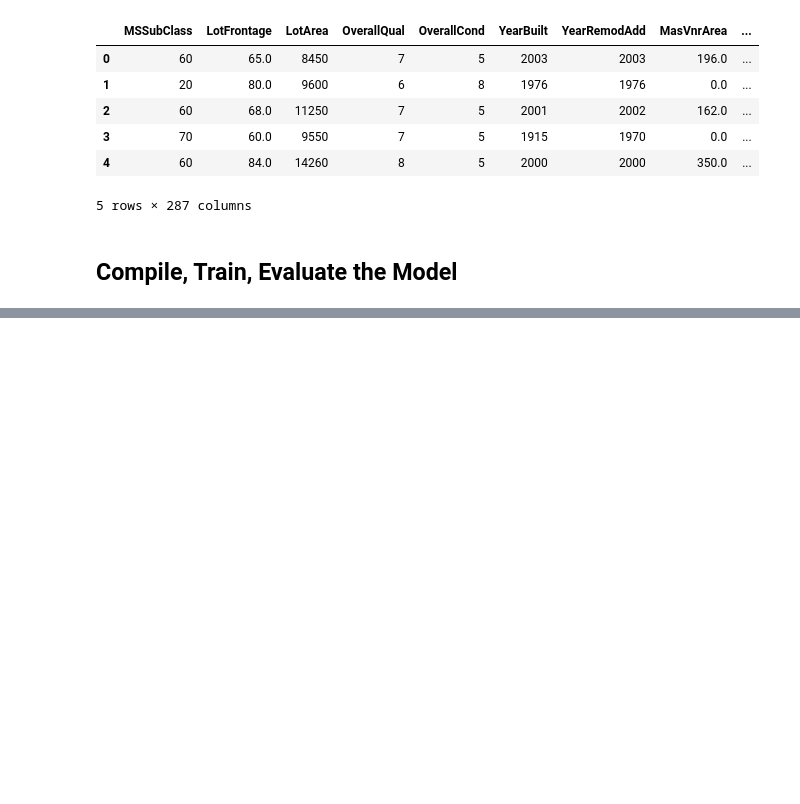
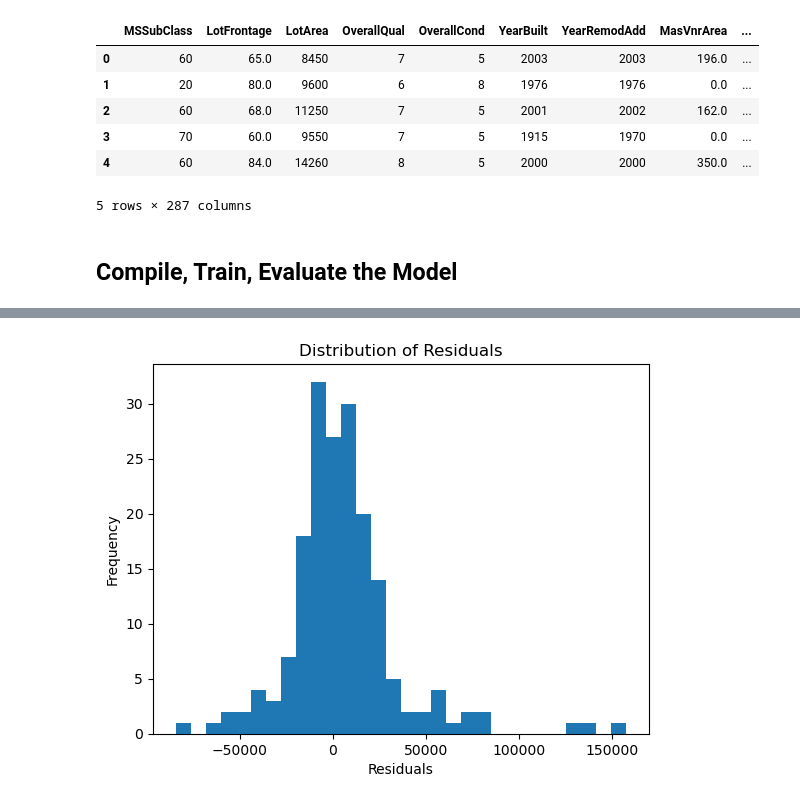
Before and after one commit to AbdullahMJ99/Project-4, a Jupyter notebook: trial_models/nn_template.ipynb, the cells around one changed output, grey strips where cells are left out. Drawn from its saved outputs; the diff is of its cells as text; code cells hidden in the pictures; blank space fills up the shorter version.

```diff
--- a/trial_models/nn_template.ipynb
+++ b/trial_models/nn_template.ipynb
@@ -169,0 +340,9 @@ Mean Absolute Error: 22035.056136246567
+# %%
+# distribution of residuals
+plt.hist(residuals, bins=30)
+plt.xlabel("Residuals")
+plt.ylabel("Frequency")
+plt.title("Distribution of Residuals")
+plt.show()
+# %% [output]
+[figure, added]
```
Also changed, not shown: parts of 23 cells of this notebook, 49 other files.
